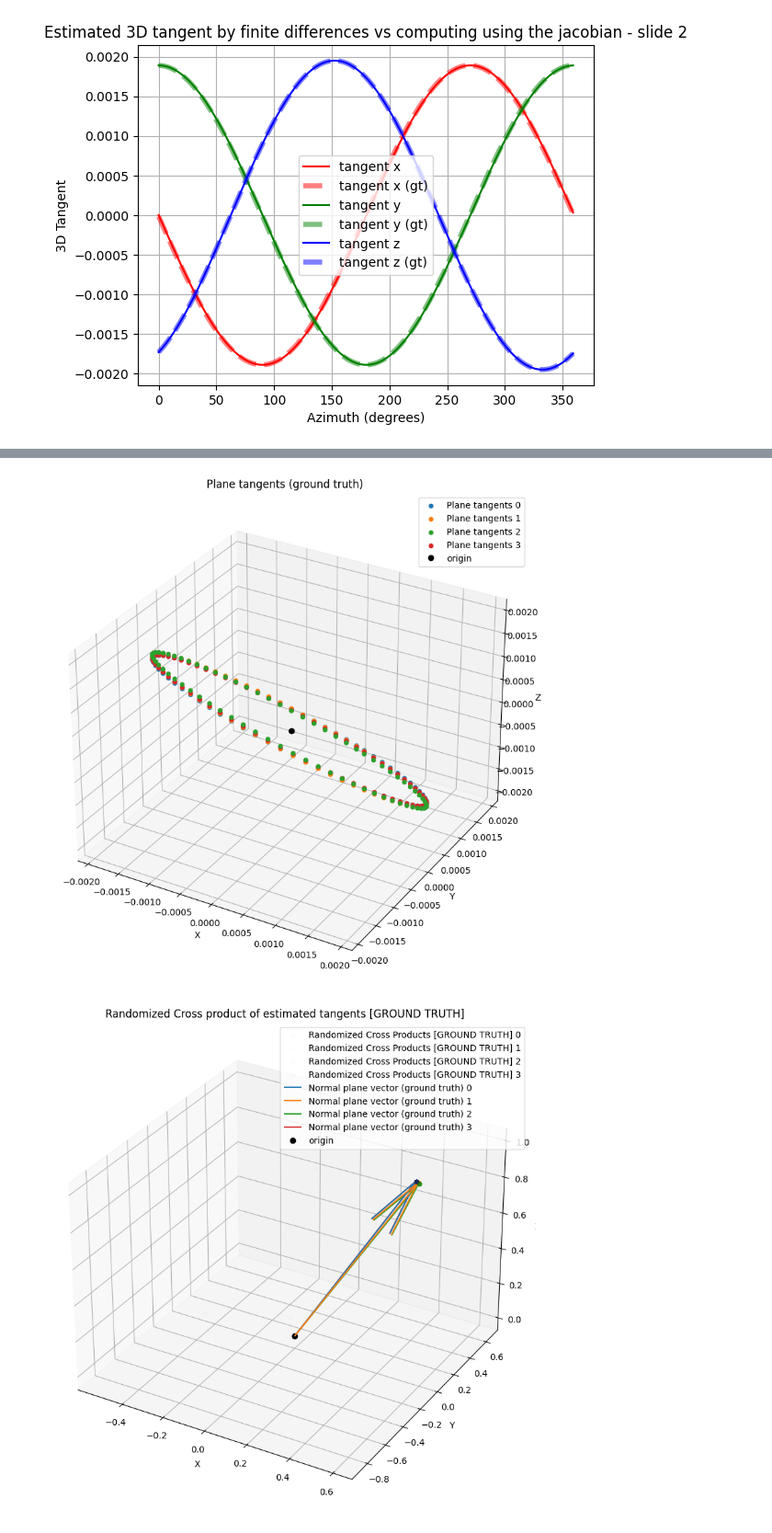
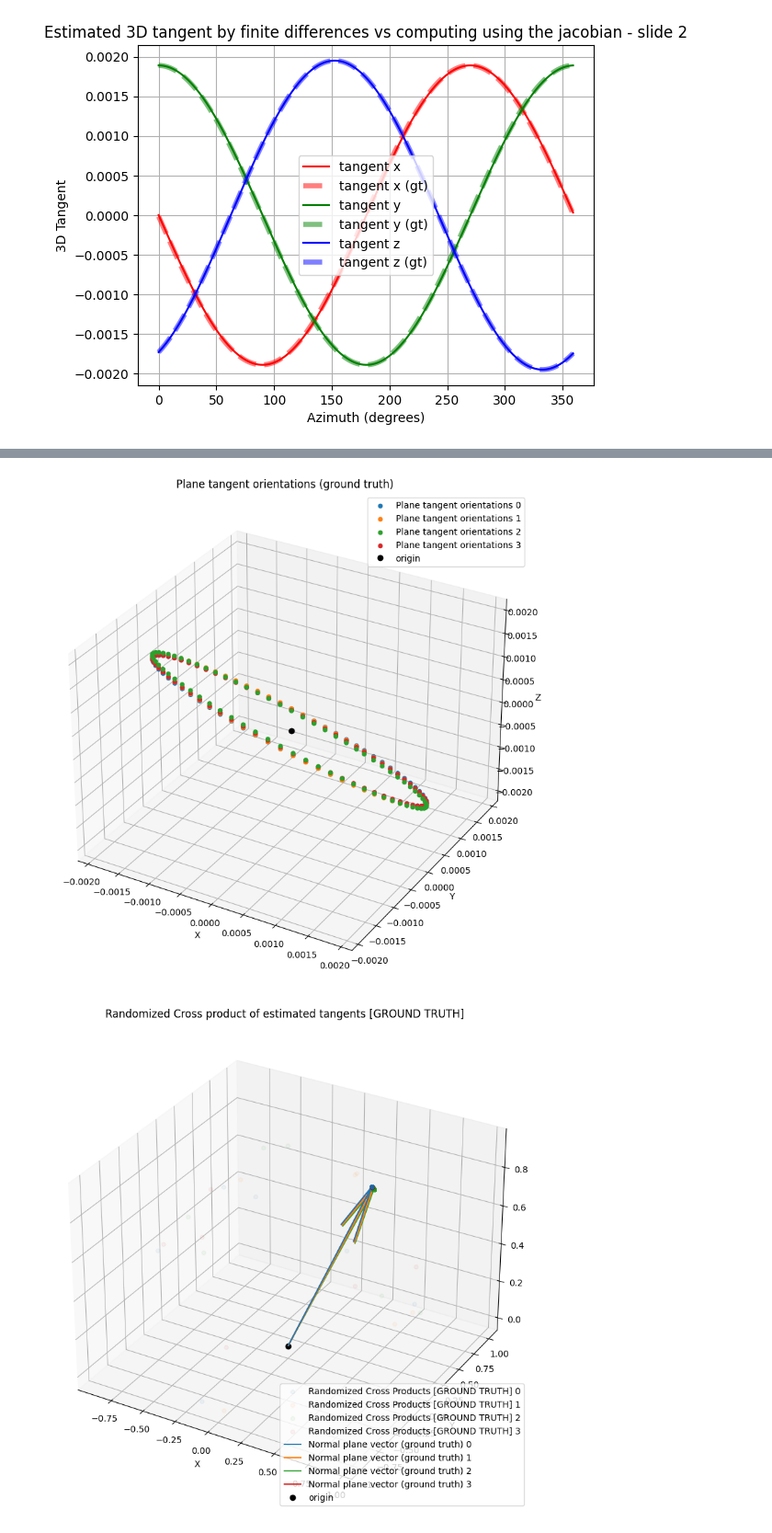
Before and after one commit to balthazarneveu/geosciences, a Jupyter notebook: TP_4/planes_synthesis.ipynb, the cells around one changed output, grey strips where cells are left out. Shown at 92% size. Drawn from its saved outputs; the diff is of its cells as text; code cells hidden in the pictures.

```diff
--- a/TP_4/planes_synthesis.ipynb
+++ b/TP_4/planes_synthesis.ipynb
@@ -81,6 +125,2 @@ p3D_gt = angle_to_3d_vector(azimuth_coordinates_phi, altitude_z=altitude_z) # [N
 # %%
-plot_ground_truth_3d(
-    azimuth_coordinates_phi,
-    altitude_z,
-    p3D_gt
-)
+groundtruth_grad_list_3d = get_3d_tangent_estimation_using_groundtruth(azimuth_coordinates_phi, altitude_z)
@@ -91,3 +127 @@ No artists with labels found to put in legend.  Note that artists whose label st
-# %%
-groundtruth_grad_list_3d = get_3d_tangent_estimation(azimuth_coordinates_phi, altitude_z)
 # %%
@@ -104,21 +145,24 @@ validation_of_3d_tangent_estimation(
 # %%
-plot_3d_scatter(groundtruth_grad_list_3d[:, ::5, :], label="Plane tangents", title="Plane tangents (ground truth)") #.shape
+plot_3d_scatter(
+    groundtruth_grad_list_3d[:, ::5, :],
+    label="Plane tangent orientations",
+    title="Plane tangent orientations (ground truth)"
+)
 # %% [output]
-[figure, old version]
+[figure, new version]
 # %%
 cross_product_gt, cross_product_norm_gt = get_cross_products(groundtruth_grad_list_3d, num_points=1000)
-# cross_product_gt = cross_product_gt*torch.sign(cross_product_gt[..., 2].unsqueeze(-1))
 plot_3d_scatter(
     cross_product_gt,
     vects=normals,
-    alpha=0.01,
+    alpha=0.05,
     # colors="tab:cyan",
     label="Randomized Cross Products [GROUND TRUTH]",
     label_vector="Normal plane vector (ground truth)",
     title="Randomized Cross product of estimated tangents [GROUND TRUTH]"
 )
 # %% [output]
-[figure, old version]
+[figure, new version]
 # %%
 dip_az_gt = normal_vector_to_angles(cross_product_gt)
 for batch_idx in range(dip_az_gt.shape[0]):
```
Also changed, not shown: parts of 32 cells of this notebook, 1 other file.
